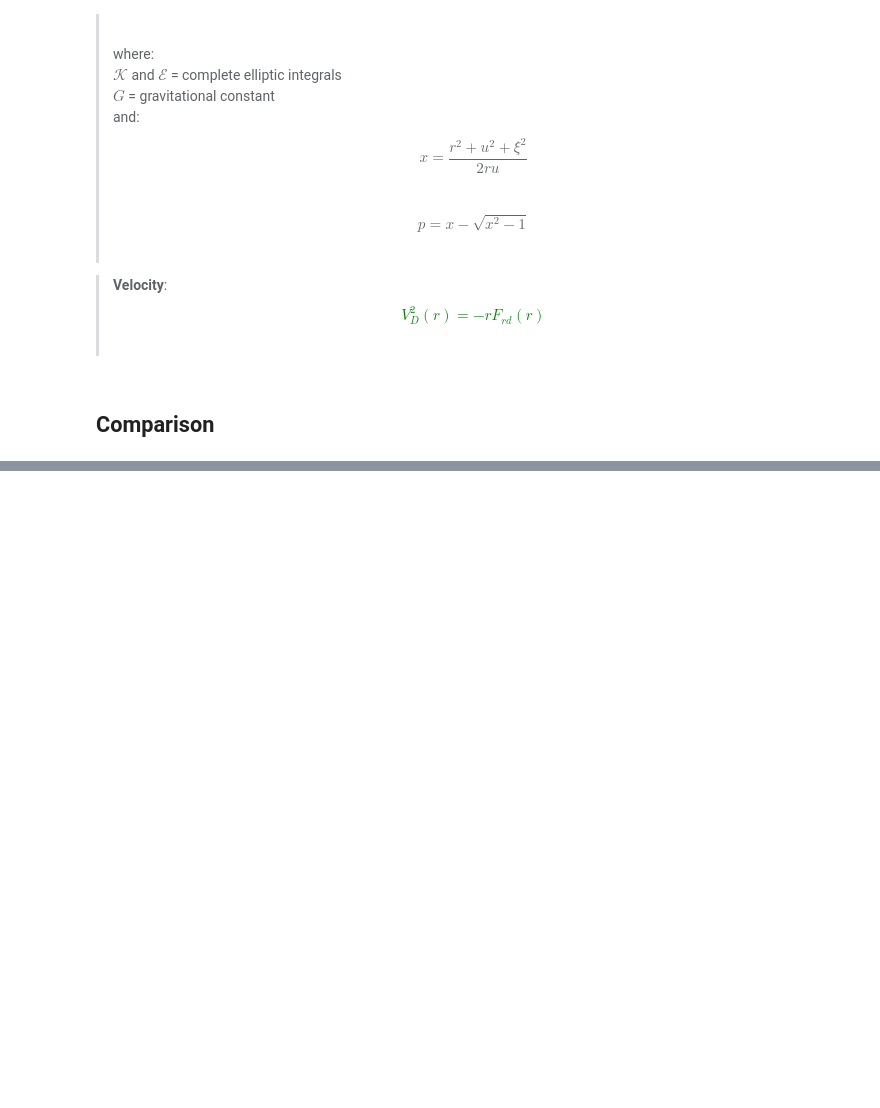
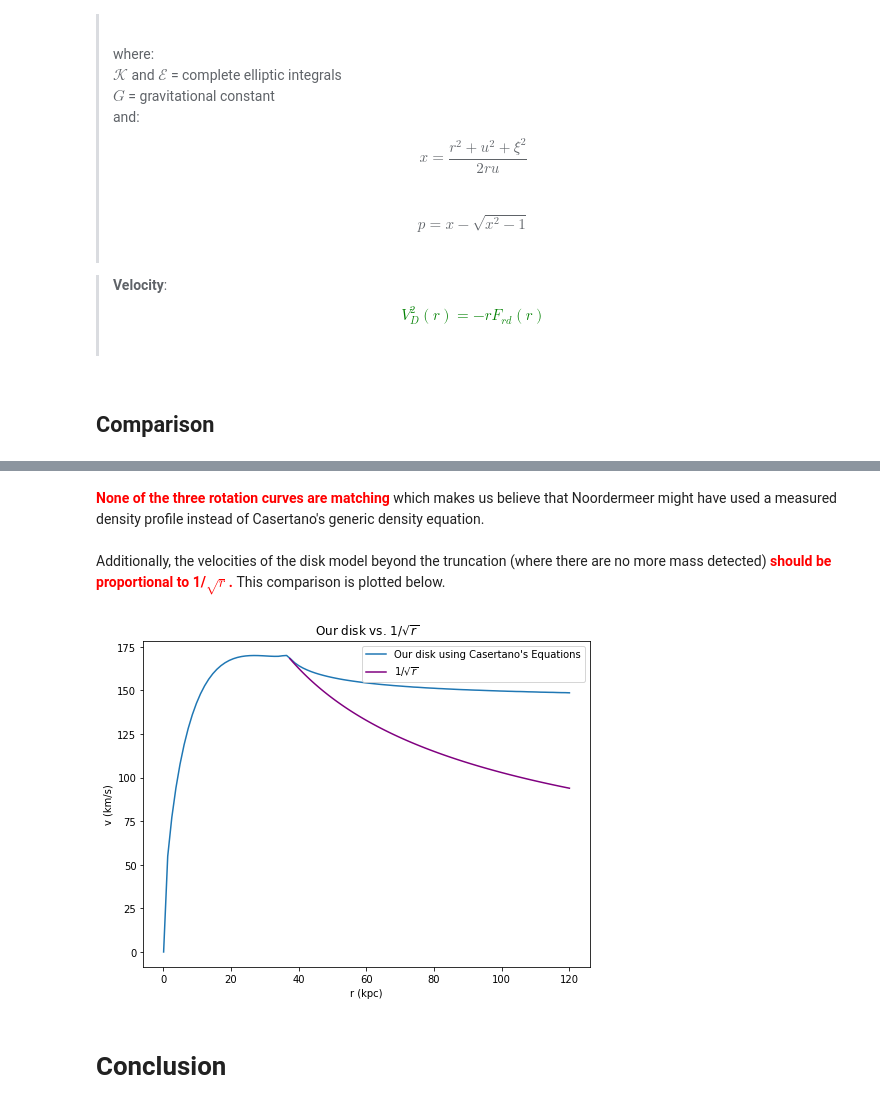
Before and after one commit to villano-lab/grav_project, a Jupyter notebook: notes/Disk_Notes.ipynb, the cells around one changed output, grey strips where cells are left out. Cells and saved outputs as stored; diff of their text form; code cells hidden in the pictures; blank space fills up the shorter version.

```diff
--- a/notes/Disk_Notes.ipynb
+++ b/notes/Disk_Notes.ipynb
@@ -146,0 +174,20 @@ plt.show()
+# %% [markdown]
+<font color="red"> <b> None of the three rotation curves are matching </b> </font>which makes us believe that Noordermeer might have used a measured density profile instead of Casertano's generic density equation.  <br><br>
+Additionally, the velocities of the disk model beyond the truncation (where there are no more mass detected) <font color="red"> <b>should be proportional to 1/$\sqrt{r}$. </b> </font> This comparison is plotted below.
+# %%
+def f(r):
+    return 1029 / np.sqrt(r)
+
+rplot = np.linspace(37.38,120,100)
+plt.figure(figsize=(8,6))
+plt.plot(r,0.4*nf.d_v(r,1,nf.h_c,nf.drho00_c,load=True,path='../fitting/'),label="Our disk using Casertano's Equations")
+plt.plot(rplot, f(rplot),'purple',label='1/$\sqrt{r}$')
+plt.xlabel('r (kpc)')
+plt.ylabel('v (km/s)')
+plt.title("Our disk vs. 1/$\sqrt{r}$")
+plt.legend()
+plt.show()
+# %% [output]
+[figure, added]
+# %% [markdown]
+# Conclusion
```
Also changed, not shown: parts of 6 cells of this notebook, 1 other file.
